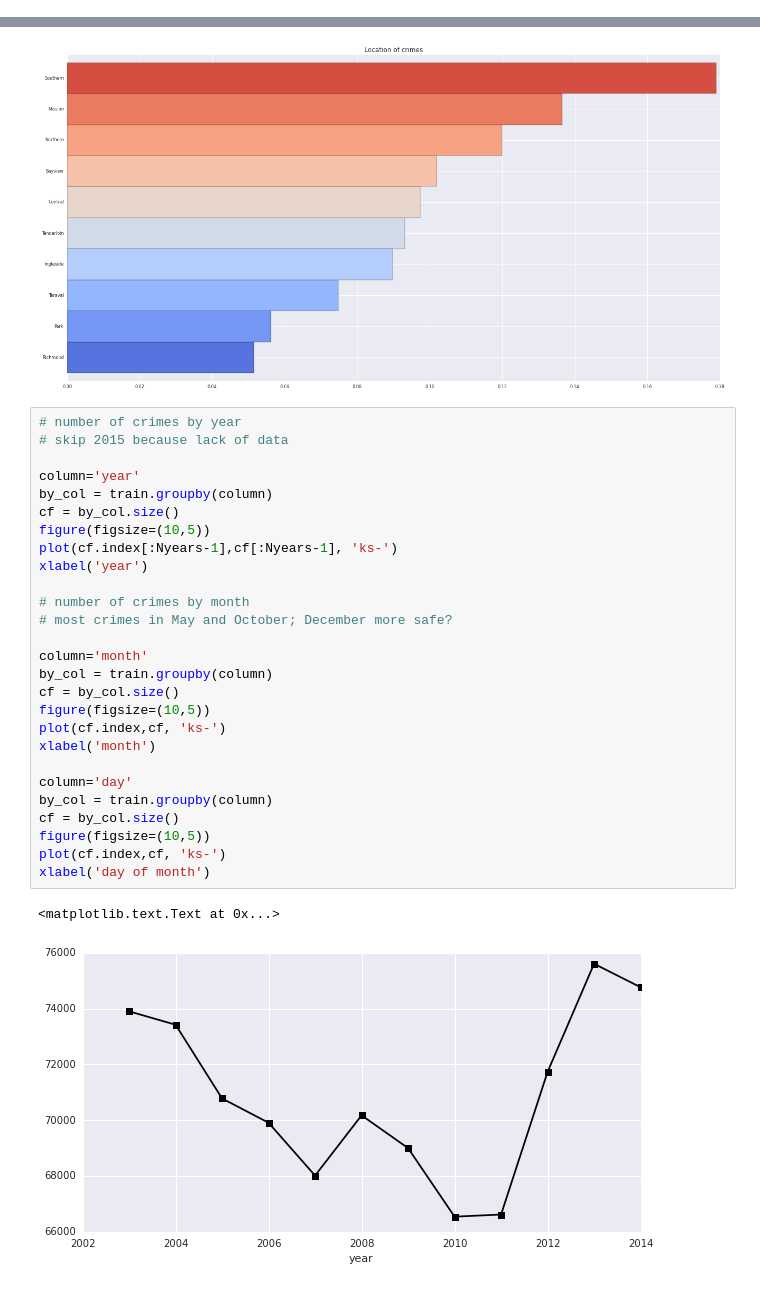
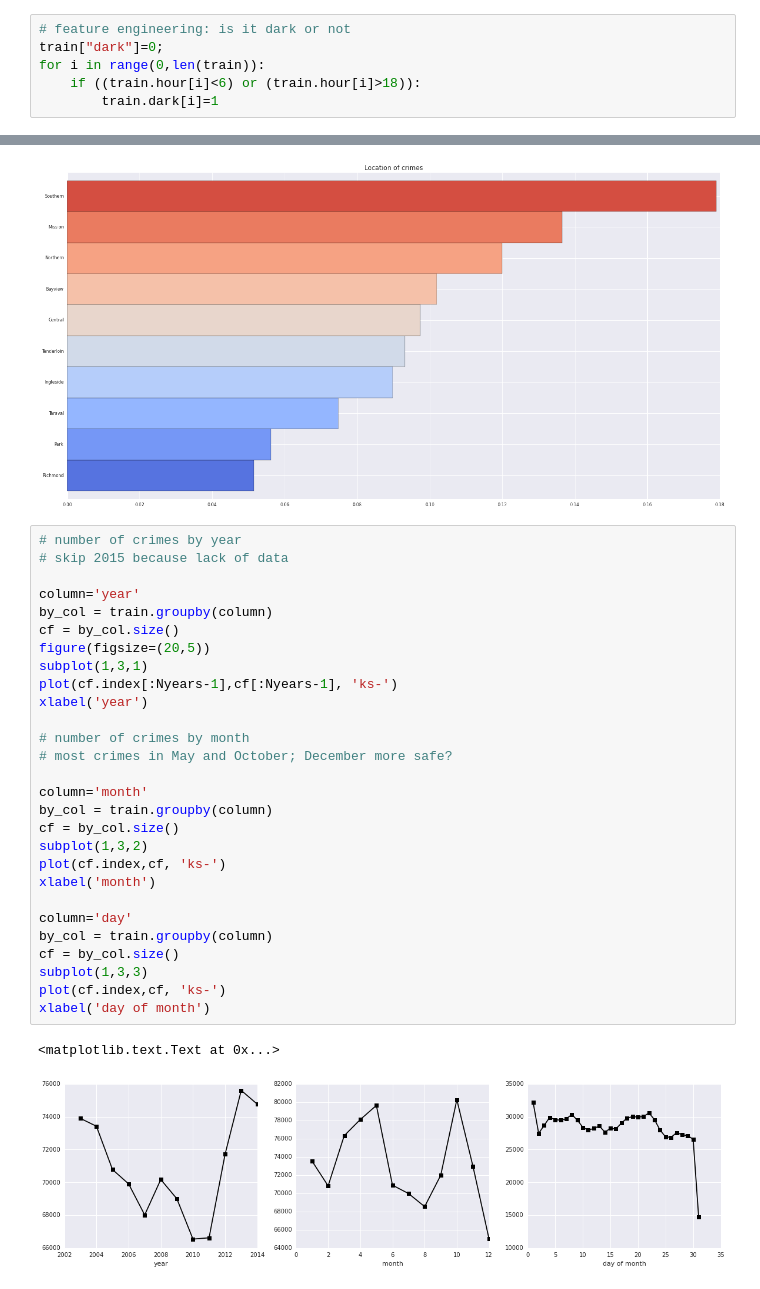
Before and after one commit to sflender/crime, a Jupyter notebook: crime.ipynb, the cells around one changed output, grey strips where cells are left out. Cells and saved outputs as stored; diff of their text form.

```diff
--- a/crime.ipynb
+++ b/crime.ipynb
@@ -112,6 +163,12 @@ all 13 years:
 all 10 districts:
 ['NORTHERN' 'PARK' 'INGLESIDE' 'BAYVIEW' 'RICHMOND' 'CENTRAL' 'TARAVAL'
  'TENDERLOIN' 'MISSION' 'SOUTHERN']
+# %%
+# feature engineering: is it dark or not
+train["dark"]=0;
+for i in range(0,len(train)):
+    if ((train.hour[i]<6) or (train.hour[i]>18)):
+        train.dark[i]=1
 # %%
 # what are the most recored crimes?
 
@@ -168,30 +232,31 @@ cf.plot(kind='barh',
 # %%
 # number of crimes by year
 # skip 2015 because lack of data
 
 column='year'
 by_col = train.groupby(column)
 cf = by_col.size()
-figure(figsize=(10,5))
+figure(figsize=(20,5))
+subplot(1,3,1)
 plot(cf.index[:Nyears-1],cf[:Nyears-1], 'ks-')
 xlabel('year')
 
 # number of crimes by month
 # most crimes in May and October; December more safe?
 
 column='month'
 by_col = train.groupby(column)
 cf = by_col.size()
-figure(figsize=(10,5))
+subplot(1,3,2)
 plot(cf.index,cf, 'ks-')
 xlabel('month')
 
 column='day'
 by_col = train.groupby(column)
 cf = by_col.size()
-figure(figsize=(10,5))
+subplot(1,3,3)
 plot(cf.index,cf, 'ks-')
 xlabel('day of month')
 # %% [output]
 <matplotlib.text.Text at 0x...>
-[figure, old version]
+[figure, new version]
```
Also changed, not shown: parts of 15 cells of this notebook.
